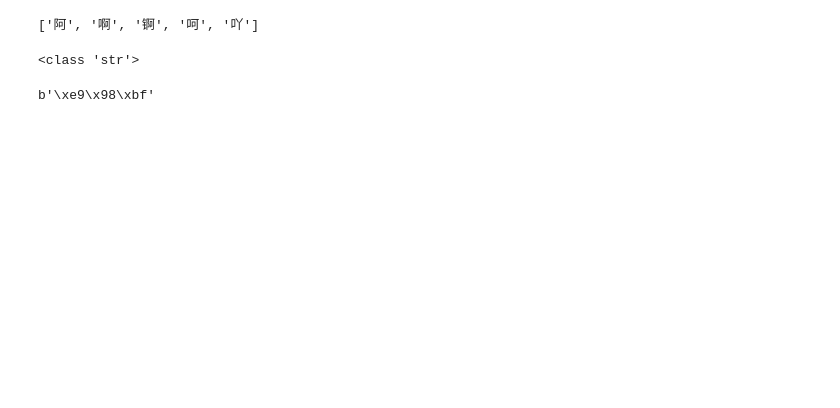
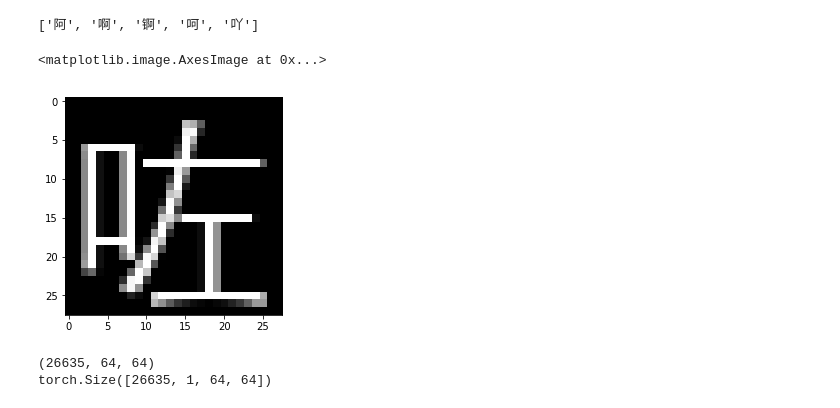
Before and after one commit to ShalaXD/chinese-char-autoencoder, a Jupyter notebook: draw_words.ipynb, the cells around one changed output. Saved outputs shown, nothing was run; the diff lists cells and outputs as text; code cells hidden in the pictures; blank space fills up the shorter version.

Commit message:
auto encoder, convolutional autoencoder

```diff
--- a/draw_words.ipynb
+++ b/draw_words.ipynb
@@ -3,35 +20,19 @@ from PIL import Image
 # %%
-import json
-from pprint import pprint
+with open('char.json') as f:
+    char_list = json.load(f)
 
-with open('char.json') as f:
-    data = json.load(f)
-
-pprint(data["gbk"][0:5])
+pprint(char_list["gbk"][0:5])
 # %% [output]
 ['阿', '啊', '锕', '呵', '吖']
-# %%
-print(type(data['gbk'][0]))
-data["gbk"][0].encode('utf8')
-# %% [output]
-<class 'str'>
-b'\xe9\x98\xbf'
 # %%
-from PIL import Image, ImageFont, ImageDraw, ImageEnhance
-from matplotlib.pyplot import imshow
-import numpy as np
-
 %matplotlib inline
-
-fnt = ImageFont.truetype('heiti.ttc', 64)
-
+font_size = 28
+fnt = ImageFont.truetype('heiti.ttc', 28)
 train_x = None
-
-
-for i in range(0,3):
-    source_img = Image.new("L", (64, 64),(0))
+for word in char_list["gbk"]:
+    source_img = Image.new("L", (28, 28),(0))
     draw = ImageDraw.Draw(source_img)
-    draw.text((0,0), data["gbk"][i], font=fnt, fill=(255))
+    draw.text((0,0), word, font=fnt, fill=(255))
 #     imshow(np.asarray(source_img), cmap='gray')
 #     source_img.save("outfile"+str(i), "png")
     source_img = np.asarray(source_img)
@@ -39,3 +40,8 @@ for i in range(0,3):
         train_x = np.asarray([source_img])
     else:
         train_x = np.concatenate((train_x, np.asarray([source_img])), axis = 0)
+# %%
+imshow(np.asarray(source_img), cmap='gray')
+# %% [output]
+<matplotlib.image.AxesImage at 0x...>
+[figure, added]
@@ -41,0 +51,14 @@ for i in range(0,3):
+# %%
+
+train_x = np.load("train_char.npy")
+print(train_x.shape)
+train_x = torch.from_numpy(train_x)
+train_x = train_x/255
+train_x = torch.unsqueeze(train_x, 1)
+train_x = train_x.type(torch.FloatTensor)
+print(train_x.shape)
+# all_images = torch.from_numpy(train_x.reshape((26635,1,28,28)))
+dataloader = DataLoader(train_x, batch_size=batch_size, shuffle=True)
+# %% [output]
+(26635, 64, 64)
+torch.Size([26635, 1, 64, 64])
```
Also changed, not shown: parts of 21 cells of this notebook, 1 other file.
